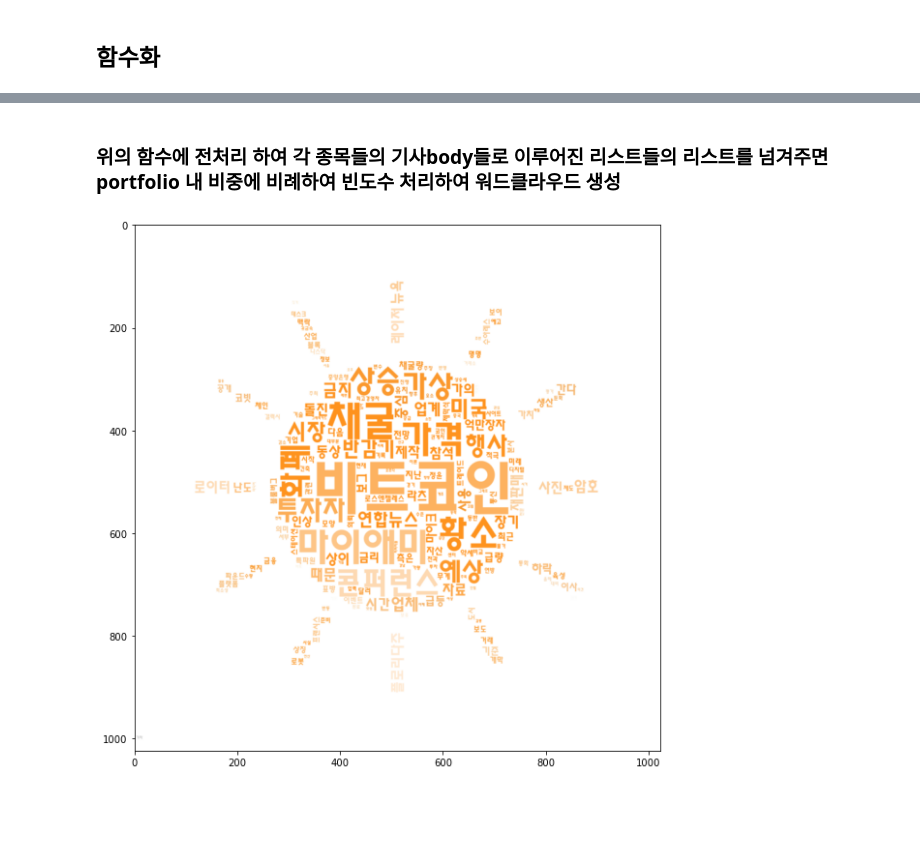
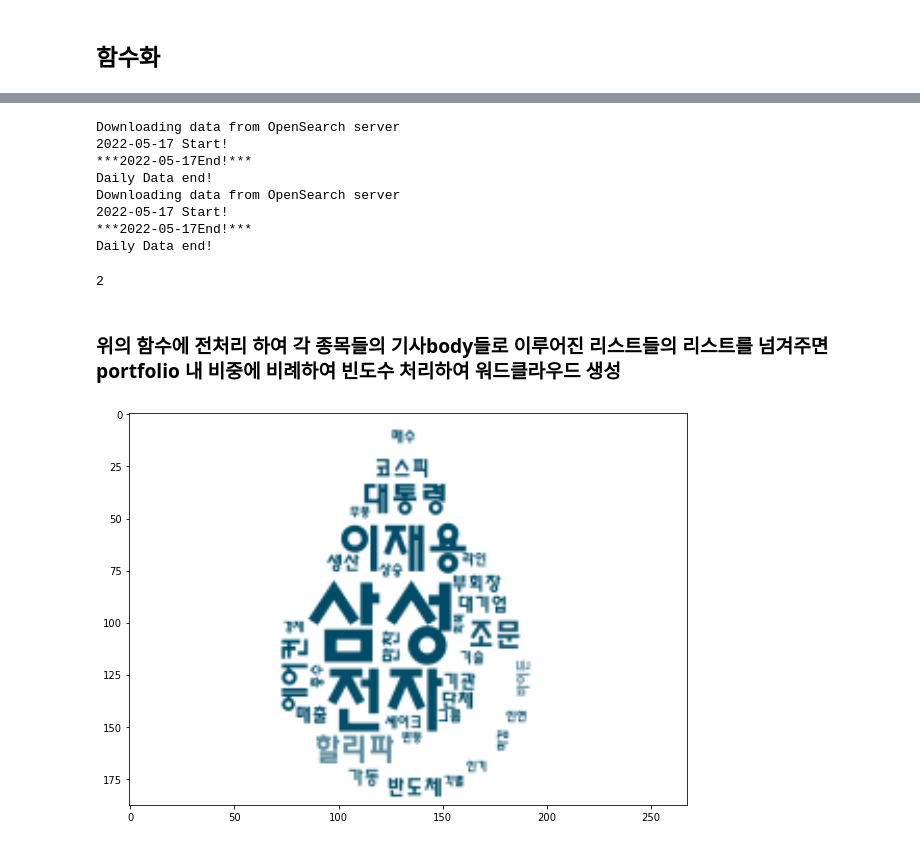
Before and after one commit to MalrangQuant/Unstructrued_data_TP, a Jupyter notebook: wordcloud/wordcloud.ipynb, the cells around one changed output, grey strips where cells are left out. Drawn from its saved outputs; the diff is of its cells as text; code cells hidden in the pictures; blank space fills up the shorter version.

```diff
--- a/wordcloud/wordcloud.ipynb
+++ b/wordcloud/wordcloud.ipynb
@@ -34,0 +84,4 @@ def group_by_ticker(body):
+# %%
+def get_titles(hits):
+
+    return hits['_source']['title']
@@ -35,3 +131,32 @@ def group_by_ticker(body):
+# %%
+def preprocess(date_from, date_to, keyword_list):
+
+    buffer = []
+
+    for keyword in keyword_list:
+        key = download_total_title_keyword (date_from, date_to, keyword)
+        key = sum(key,[])
+
+
+        key=' '.join(s for s in key)
+        buffer.append(key)
+
+
+
+    return buffer
+# %%
+buffer = preprocess('2022-05-17','2022-05-17',['삼성전자','하이닉스'])
+len(buffer)
+# %% [output]
+Downloading data from OpenSearch server
+2022-05-17 Start!
+***2022-05-17End!***
+Daily Data end!
+Downloading data from OpenSearch server
+2022-05-17 Start!
+***2022-05-17End!***
+Daily Data end!
+2
 # %% [markdown]
 ### 위의 함수에 전처리 하여 각 종목들의 기사body들로 이루어진 리스트들의 리스트를 넘겨주면 portfolio 내 비중에 비례하여 빈도수 처리하여 워드클라우드 생성
 # %%
@@ -98,10 +223,10 @@ body2 = """마이애미 비트코인 콘퍼런스 행사에 맞춰 동상 공개
 마이애미 비트코인 콘퍼런스 행사에서 제막한 비트코인 황소상[로이터 연합뉴스 자료사진. 재판매 및 DB 금지](로스앤젤레스=연합뉴스) 정윤섭 특파원 = 미국 플로리다주 마이애미에 뉴욕 월가의 '돌진하는 황소상'을 본뜬 비트코인 황소상이 세워졌다.    블룸버그통신은 6일(현지시간) 마이애미가 '비트코인 2022 콘퍼런스' 행사를 시작하면서 개막 이벤트로 이 황소상을 세웠다고 보도했다.    '마이애미 불'로 명명된 무게 3천 파운드(1.36t)짜리 이 동상은 레이저 눈을 가진 로봇 황소 모양으로 제작됐다.    레이저 눈은 비트코인 업계에서 가격 상승을 의미하는 뜻으로 사용된다.    뉴욕 월가의 돌진하는 황소상이 상승장을 상징하는 것과 같은 맥락이다.    비트코인 황소상은 플로리다주에 본사를 둔 가상화폐 거래 플랫폼 트레이드스테이션 의뢰로 제작됐다.    프랜시스 수아레스 마이애미 시장은 황소상 제막식에서 "금융의 미래는 마이애미에 있다"고 말했다.    마이애미는 가상화폐 중심 도시를 표방하면서 관련 기업 유치와 블록체인 산업 육성에 적극적으로 나서고 있다.
 비트코인 콘퍼런스 행사에 참석한 억만장자 투자자 마이크 노보그라츠[로이터 연합뉴스 자료사진. 재판매 및 DB 금지]비트코인 가격은 황소상 제막과 상관없이 약세를 보이며 4만3천 달러대로 내려왔다.    미국 중앙은행인 연방준비제도(Fed·연준)의 통화 긴축 예고 등으로 기술주 중심의 나스닥 시장이 흔들렸고 비트코인도 동반 하락했다.    가상화폐 정보 사이트 코인데스크에 따르면 미국 서부 시간 기준 낮 12시 현재 비트코인 가격은 24시간 전과 비교해 4.60% 하락한 4만3천811달러를 기록했다.    하지만, 억만장자 가상화폐 투자자인 마이크 노보그라츠 갤럭시디지털 최고경영자(CEO)는 마이애미 비트코인 콘퍼런스에서 연준의 금리 인상 변수가 사라지면 비트코인이 가격이 오를 것이라고 주장했다.    그는 연준이 물가상승 압력 때문에 금리를 인상하겠지만, 향후 경기가 둔화하고 연준이 한발 물러서면 "비트코인은 달에 간다"고 말했다.    '달에 간다'(go to the moon)는 비트코인 급등을 예상할 때 사용하는 말이다.    마이애미 비트코인 콘퍼런스는 9일까지 진행되며 주최 측은 가상화폐 업계 관계자와 투자자 등 2만5천여 명이 참석할 것으로 예상했다.    jamin74@yna.co.kr"""
 # %%
-bodies = [body1,body2]
+
 weight = [0.3,0.7]
-score = 0.89
+score = 0.2
 # %%
-plot_wordcloud(bodies,weight,score)
+plot_wordcloud(buffer,weight,score)
 # %% [output]
-[figure, old version]
+[figure, new version]
```
Also changed, not shown: parts of 7 cells of this notebook.
